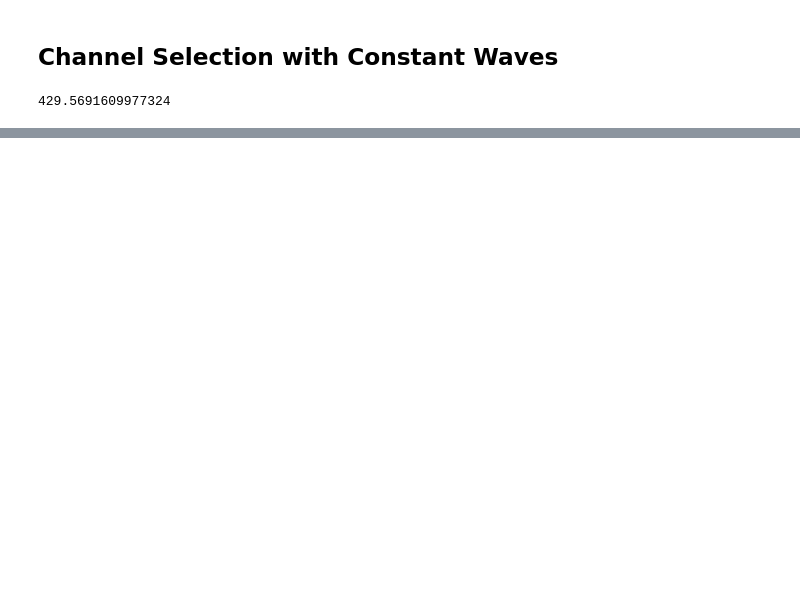
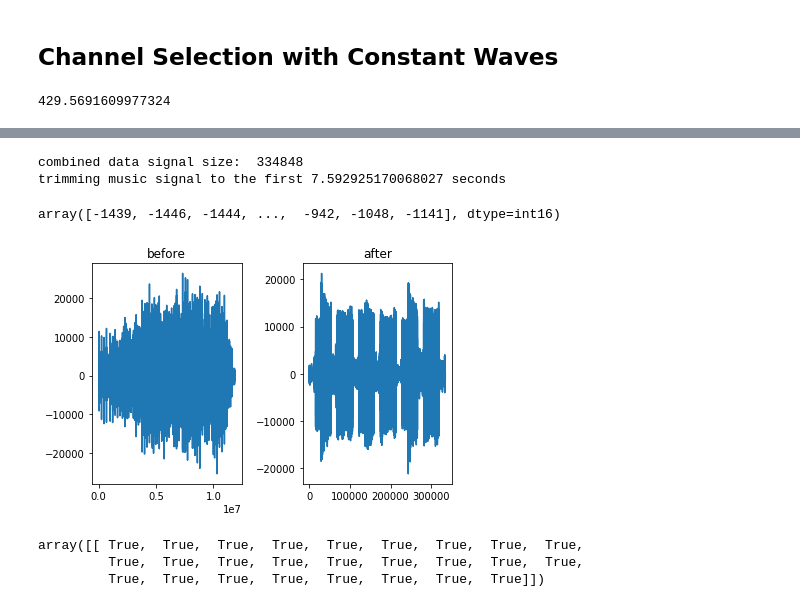
Before and after one commit to liangw6/musical-guacamole, a Jupyter notebook: evaluation.ipynb, the cells around one changed output, grey strips where cells are left out. Cells and saved outputs as stored; diff of their text form; code cells hidden in the pictures; blank space fills up the shorter version.

```diff
--- a/evaluation.ipynb
+++ b/evaluation.ipynb
@@ -113,0 +178,21 @@ plt.legend()
+# %%
+preamble = [0, 1, 0, 1, 1, 0]
+all_test_data = [np.array([1, 0, 1, 1, 1, 0, 0, 0, 0, 0, 1, 0, 1, 1, 0, 0, 1, 1, 0, 1, 1, 1,
+        0, 1, 0, 1]),
+ np.array([1, 0, 1, 1, 1, 0, 0, 1, 0, 0, 0, 1, 1, 1, 1, 1, 0, 0, 1, 0, 0, 0,
+        1, 0, 1, 0]),
+ np.array([0, 0, 0, 1, 1, 1, 0, 1, 0, 0, 0, 1, 0, 0, 0, 0, 0, 1, 0, 0, 1, 1,
+        0, 0, 0, 0]),
+ np.array([0, 1, 0, 1, 0, 1, 1, 0, 1, 0, 0, 0, 0, 1, 1, 0, 0, 1, 1, 1, 1, 0,
+        1, 1, 0, 0]),
+ np.array([1, 1, 1, 0, 1, 0, 1, 0, 0, 1, 1, 0, 0, 1, 1, 1, 0, 1, 0, 1, 1, 1,
+        1, 1, 1, 0]),
+ np.array([1, 1, 1, 0, 1, 0, 0, 1, 0, 1, 0, 0, 1, 0, 0, 0, 0, 0, 0, 1, 0, 1,
+        0, 0, 0, 0])]
+
+full_test_signals = []
+for curr_data in all_test_data:
+    curr_full = list(preamble) + list(curr_data) + list(get_check_sum(curr_data))
+    print('check sum is ', get_check_sum(curr_data))
+    full_test_signals.append(get_signal(curr_full))
+full_test_signals
@@ -113,0 +218,9 @@ plt.legend()
+# %%
+song_name = "original_songs/cop_cut.wav"
+
+mix_with_music_for_sequences(full_test_signals, song_name, write_to_file='eval_output/error_data_rate_cop.wav', graph=True)
+# %% [output]
+combined data signal size:  334848
+trimming music signal to the first 7.592925170068027 seconds
+array([-1439, -1446, -1444, ...,  -942, -1048, -1141], dtype=int16)
+[figure, added]
@@ -113,0 +232,7 @@ plt.legend()
+# %%
+a = list(cop_result['dist_50'][0].values())
+np.array(a) == np.array(all_test_data[0])
+# %% [output]
+array([[ True,  True,  True,  True,  True,  True,  True,  True,  True,
+         True,  True,  True,  True,  True,  True,  True,  True,  True,
+         True,  True,  True,  True,  True,  True,  True,  True]])
```
Also changed, not shown: parts of 9 cells of this notebook, 16 other files.
